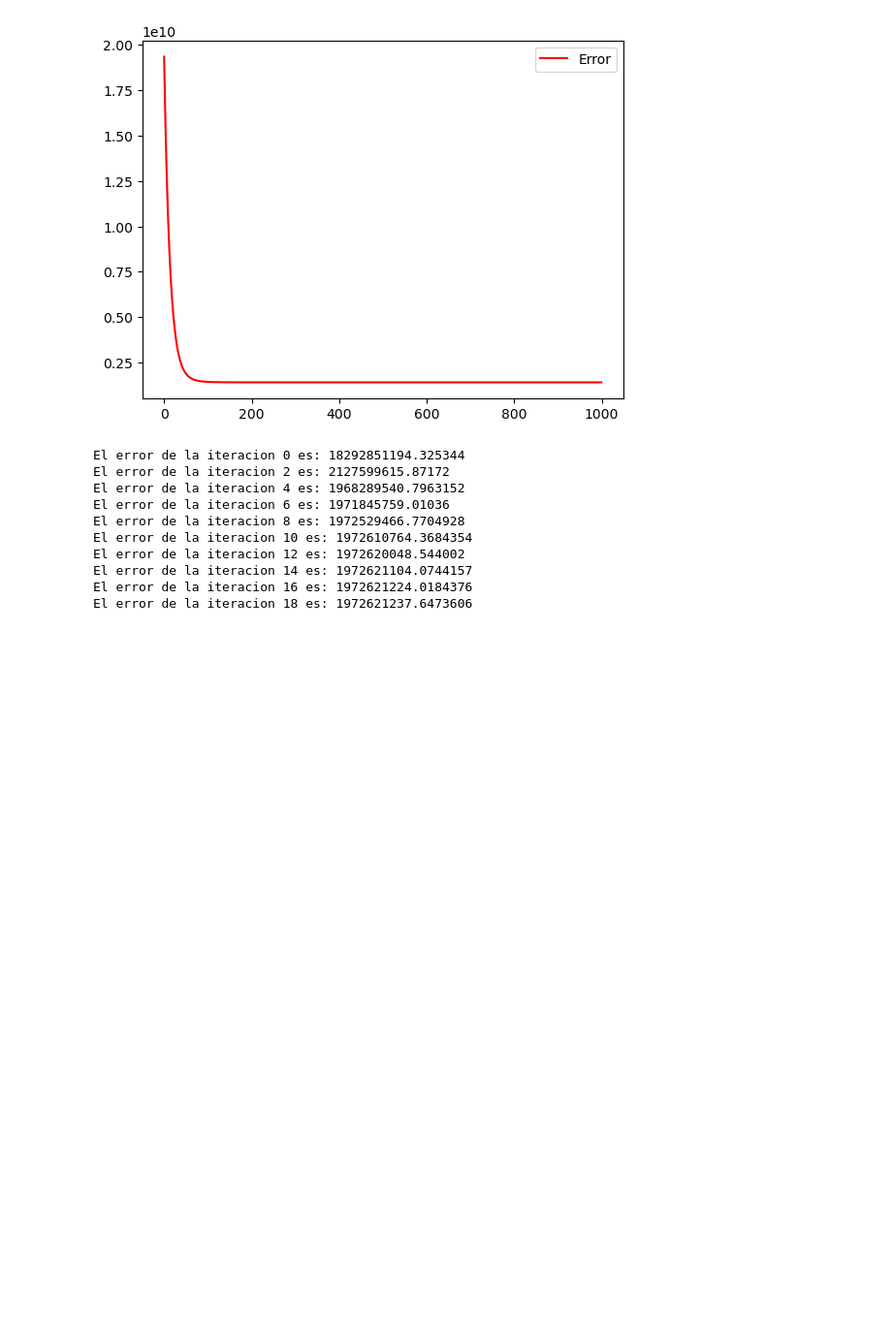
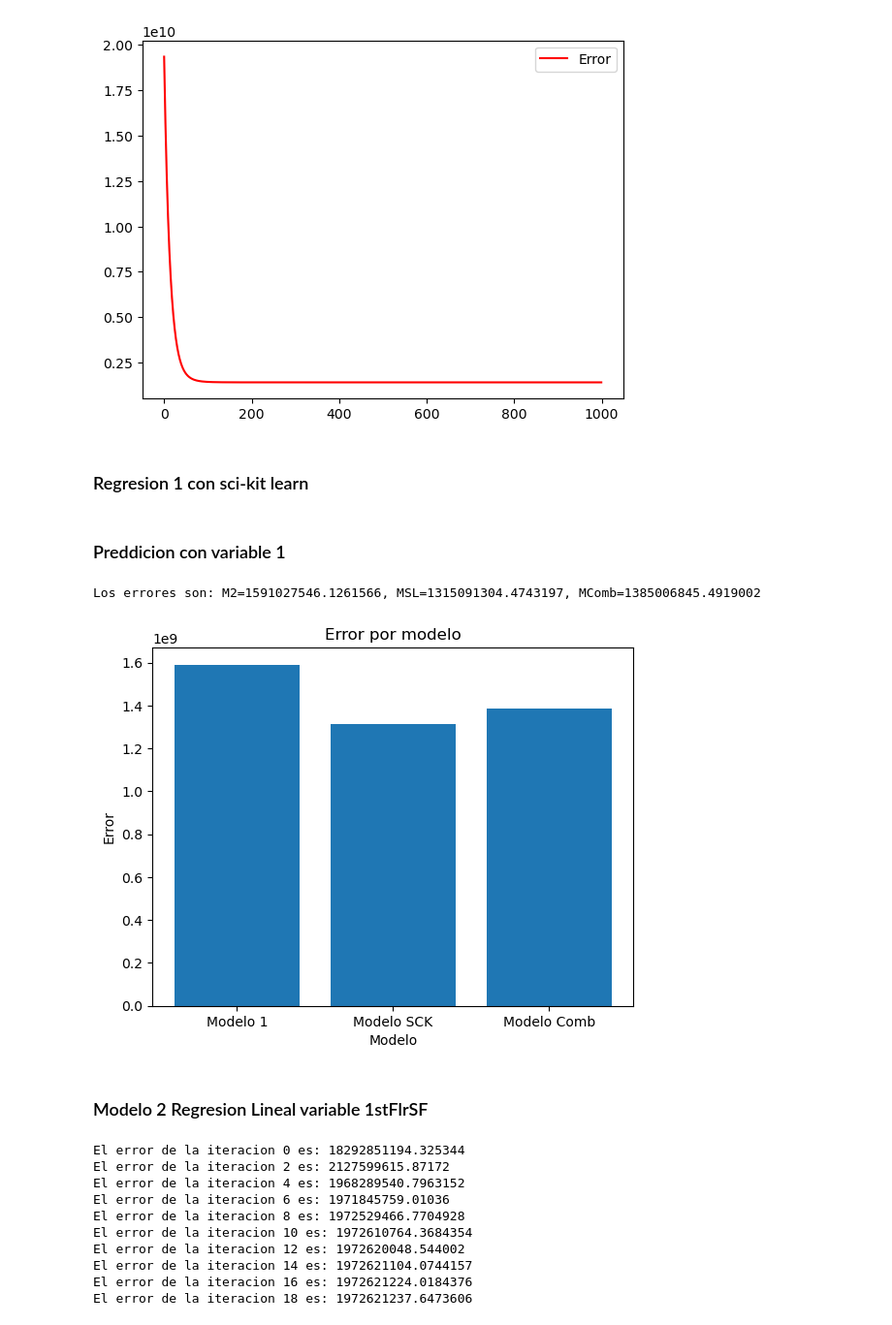
Before and after one commit to noemonterrosa/ClasePythonMaster, a Jupyter notebook: proyecto1NM.ipynb, the cells around one changed output. Shown: that part at 97% size. Drawn from its saved outputs; the diff is of its cells as text; code cells hidden in the pictures; blank space fills up the shorter version.

Commit message:
Proyecto 1 Python, quinto commit, se incluyen predicciones con test sets y graficos para ambas variables escogidas

```diff
--- a/proyecto1NM.ipynb
+++ b/proyecto1NM.ipynb
@@ -248,11 +273,11 @@ print_iters = 100
 alpha = 0.001
 y = df1['SalePrice'].values
 y = y.reshape(-1,1)
-x = df1['OverallQual'].values  #Obtengo solo los valores de la columna para trabajarlos como array
-x =np.reshape(x,[-1,1])  #lo cambio a vector columna
-Modelo1 = Modelo(b1, b0, epochs, alpha , x, y, print_iters)
+x1 = df1['OverallQual'].values  #Obtengo solo los valores de la columna para trabajarlos como array
+x1 =np.reshape(x1,[-1,1])  #lo cambio a vector columna
+Modelo1 = Modelo(b1, b0, epochs, alpha , x1, y, print_iters)
 # %%
-datos, b0, b1 = Modelo1.train(b1, b0, epochs,x, y, print_iters, alpha)
+datos, b0, b1 = Modelo1.train(b1, b0, epochs,x1, y, print_iters, alpha)
 # %% [output]
 El error de la iteracion 0 es: 19354403872.19692
 El error de la iteracion 100 es: 1434865883.1955423
@@ -277,6 +302,38 @@ plt.legend()
 plt.show()
 # %% [output]
 [figure]
+# %% [markdown]
+### Regresion 1 con sci-kit learn
+# %%
+#Regresion Linear con scikit learn
+df2 = pd.DataFrame(test)
+df2.rename(columns={0:'SalePrice',1:'OverallQual',2:'1stFlrSF',3:'TotRmsAbvGrd',4:'YearBuilt',5:'LotFrontage'}, inplace=True)
+y_test = df2['SalePrice'].values
+y_test = y_test.reshape(-1,1)
+reg1 = LinearRegression().fit(x1, y)
+x_test = df2['OverallQual'].values
+x_test =np.reshape(x_test,[-1,1])
+pred_l1 = reg1.predict(x_test)
+# %% [markdown]
+### Preddicion con variable 1
+# %%
+b1L = reg1.coef_[0][0]
+b0L = reg1.intercept_[0]
+error1, error2, error3, yhat1, yhat2, yhat3 = Predict(b0,b1,b0L,b1L,x_test,y_test)
+print(f'Los errores son: M2={error1}, MSL={error2}, MComb={error3}')
+# %% [output]
+Los errores son: M2=1591027546.1261566, MSL=1315091304.4743197, MComb=1385006845.4919002
+# %%
+fig, ax = plt.subplots()
+ax.bar(['Modelo 1', 'Modelo SCK', 'Modelo Comb'],[error1, error2, error3])
+ax.set_ylabel('Error')
+ax.set_xlabel('Modelo')
+ax.set_title('Error por modelo')
+plt.show()
+# %% [output]
+[figure, added]
+# %% [markdown]
+### Modelo 2 Regresion Lineal variable 1stFlrSF
 # %%
 #En este caso se utilizo un valor bien bajo de alpha ya que al multiplicar la diferencia de yhat con y por x
 #nos estaba dando un valor de deltab1 demasiado grande, que solo se incrementaba con cada iteracion
```
Also changed, not shown: parts of 26 cells of this notebook.
